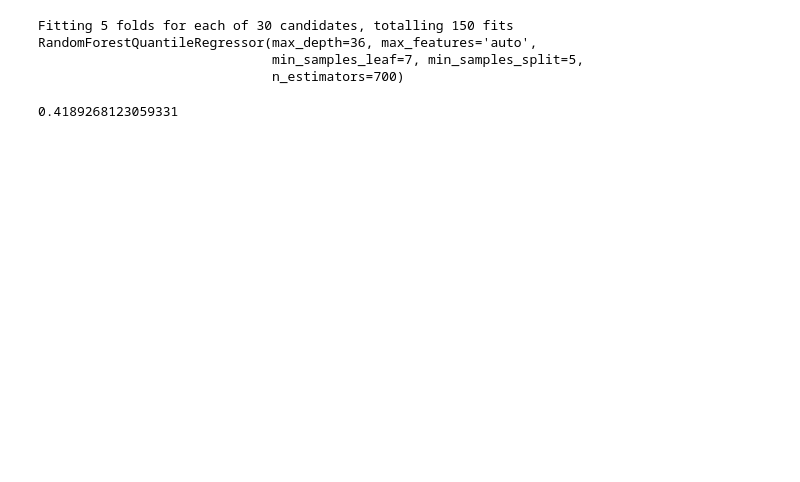
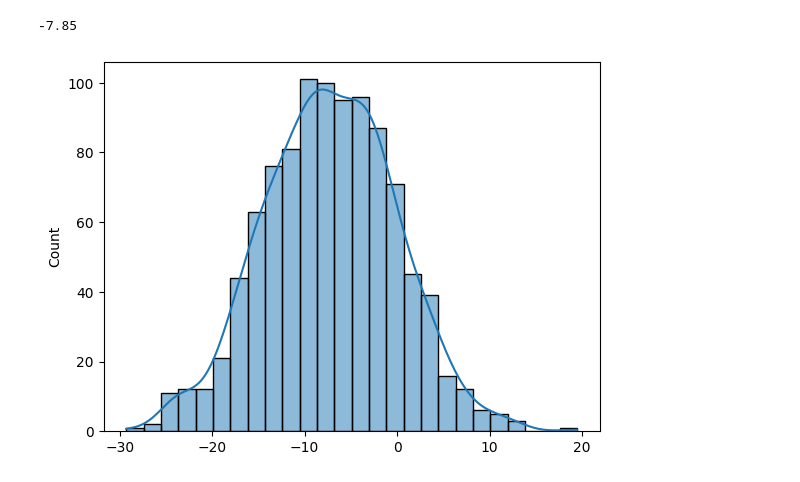
Before and after one commit to alecmatt5/nba_betting_analysis, a Jupyter notebook: backend/notebooks/Ricky_model.ipynb, the cells around one changed output. Saved outputs shown, nothing was run; the diff lists cells and outputs as text; code cells hidden in the pictures; blank space fills up the shorter version.

```diff
--- a/backend/notebooks/Ricky_model.ipynb
+++ b/backend/notebooks/Ricky_model.ipynb
@@ -20,2 +0,0 @@ y = pd.read_pickle('../data/pkl/y_preproc_rolling_advanced_part1.pkl')
-# %%
-X.columns = X.columns.astype(str)
@@ -73,2 +0,0 @@ rf_random = RandomizedSearchCV(estimator = rfqr, param_distributions = param_gri
-# %%
-rf_random.fit(X_train, y_train)
@@ -99,21 +0,0 @@ from sklearn.base import clone
-# %%
-grid_search = RandomizedSearchCV(rfqr, param_distributions=param_grid,
-                                    n_iter=30, cv=5, random_state=123,
-                                   verbose=1, n_jobs=-1, #refit='neg_mean_squared_error',
-                                   scoring='neg_mean_squared_error')
-grid_search.fit(X_train, y_train)# ,**fit_params
-print(grid_search.best_estimator_)
-best_params = grid_search.best_estimator_.get_params()
-#     return grid
-alg= clone(rfqr).set_params(**best_params)
-alg=alg.fit(X_train, y_train)#, **fit_params
-pred=alg.predict(X_test)
-# %% [output]
-Fitting 5 folds for each of 30 candidates, totalling 150 fits
-RandomForestQuantileRegressor(max_depth=36, max_features='auto',
-                              min_samples_leaf=7, min_samples_split=5,
-                              n_estimators=700)
-# %%
-r2_score(y_test, pred)
-# %% [output]
-0.4189268123059331
@@ -130,0 +179,42 @@ df_merge = pd.concat([y_test, df_preds], axis=1)
+# %%
+if __name__ == "__main__":
+    #GET THE MAIN BETTING ODDS
+    file_path_df = '../data/pkl/ADV_OHE_TEAM_ALL'
+    file_path_model = Path.home()/'code'/'alecmatt5'/'nba_betting_analysis'/'backend'/'data'/'pkl'/'ngdemo.pkl'
+    get_y_pred_percentile(file_path_df, file_path_model, new_df=False, percentile=0.54)
+
+
+#     #=------------------------------------------TEST THE FUNCTIONS--------------------------------------------------
+#     path = '../data/pkl/ADV_OHE_TEAM_ALL'
+#     #get data
+#     X_train, X_test, y_train, y_test = get_preproc_ngboost(path, split_date='2022-04-27 00:00:00')
+
+#     #load model as unpickle ngboost
+#     file_path = Path.home()/'code'/'alecmatt5'/'nba_betting_analysis'/'backend'/'data'/'pkl'/'ngdemo.pkl'
+#     unpickle_ngb = load_ngboost_team_model(file_path)
+
+#     #visualise distributions of PLUS_MINUS of each game, modify the interger
+#     #at the third param of visualise_distribution
+#     visualise_distribution(unpickle_ngb, X_test, 0)
+
+#     #get arrays of mean and std of different games specified at X_test
+#     mean, std = get_mean_std_normal_distribution(unpickle_ngb, X_test)
+
+#     #get the probability at a single point
+#     normal_distribution_function(5, mean[0], std[0])
+
+#     #get the probability of the range of values
+#     single_range_distribution_prediction(mean[0], std[0], x1=0,x2=max(y_test))
+
+#     #get the probability of the range of values based on the cumulative percentile
+#     #cum_sum from the left side
+#     get_left_betting_metric(min(y_test), max(y_test), mean[0], std[0], percentile=0.54)
+#     #get the probability of the range of values based on the cumulative percentile
+#     #cum_sum from the right side
+#     get_right_betting_metric(min(y_test), max(y_test), mean[0], std[0], percentile=0.54)
+
+#     #get all range of probability distribution of a given betting odds, the betting odds being the y_test
+#     dist_prob = get_betting_prediction(unpickle_ngb, X_test, y_test)
+# %% [output]
+-7.85
+[figure, added]
```
Also changed, not shown: parts of 40 cells of this notebook, 1 other file.
